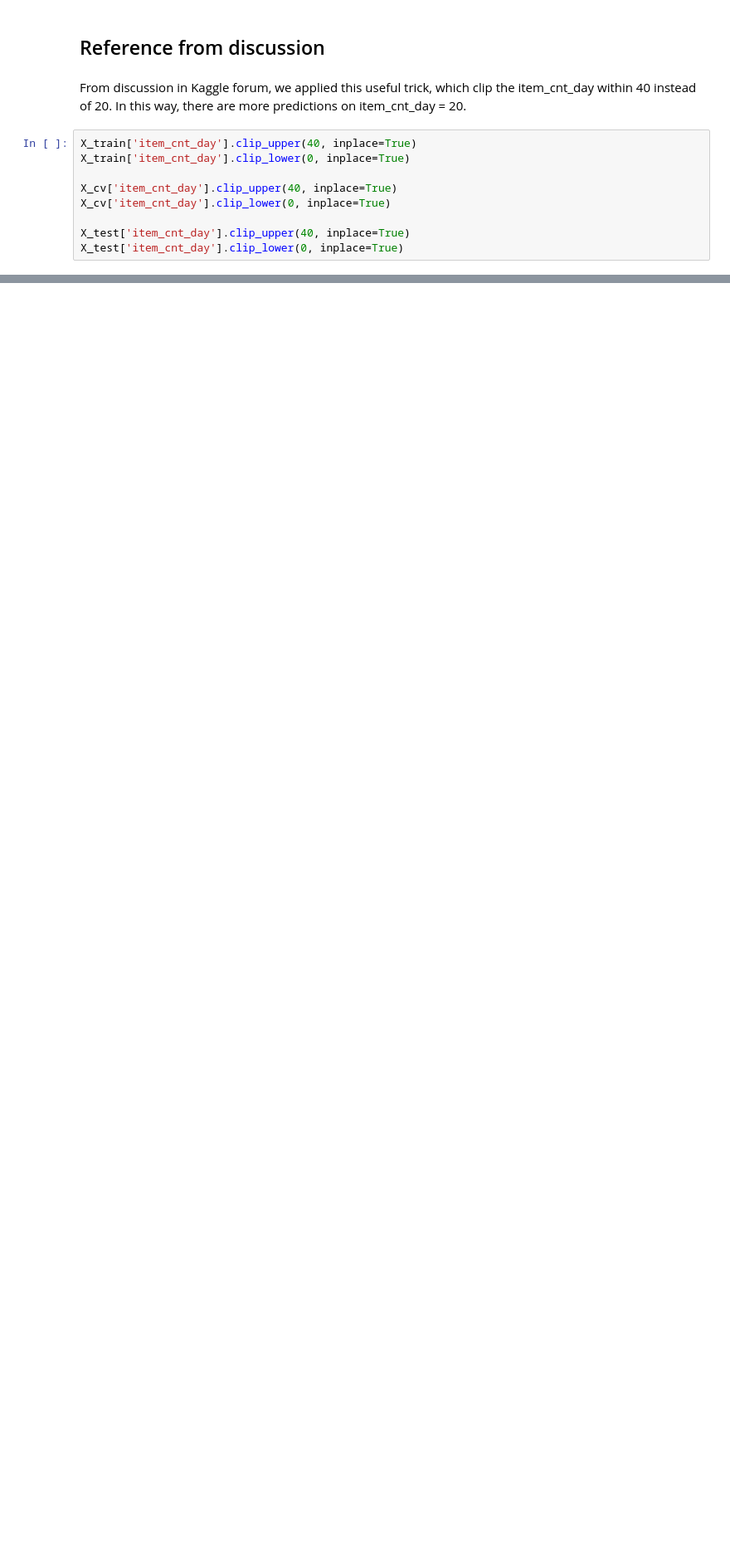
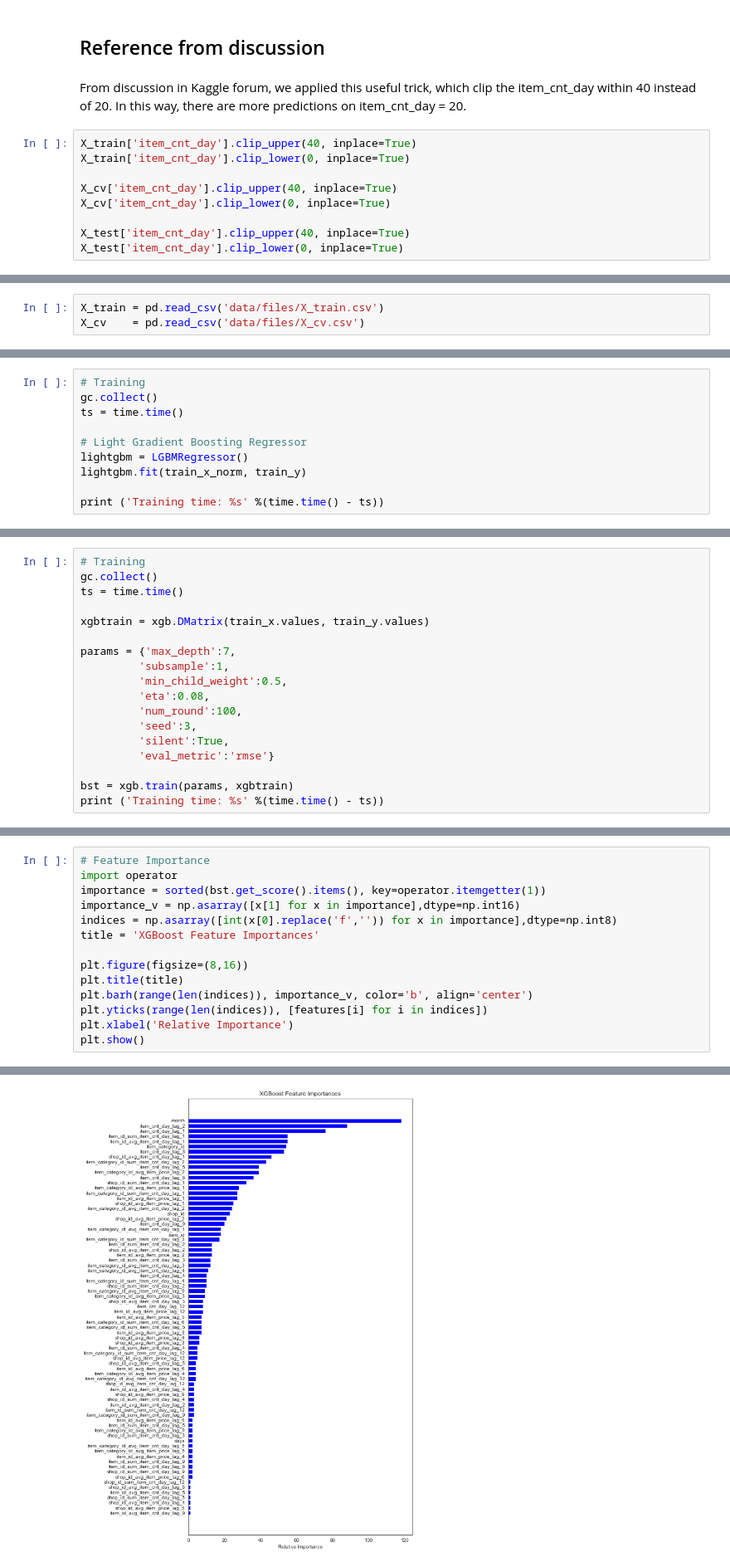
Before and after one commit to RodrigoLima82/Coursera-Advance-Machine-Learning, a Jupyter notebook: Final project/final_project.ipynb, the cells around one changed output, grey strips where cells are left out. Shown at 83% size. Drawn from its saved outputs; the diff is of its cells as text; blank space fills up the shorter version.

```diff
--- a/Final project/final_project.ipynb
+++ b/Final project/final_project.ipynb
@@ -422,0 +252,3 @@ test.to_csv('data/submission_2.csv', index=False)
+# %%
+X_train = pd.read_csv('data/files/X_train.csv')
+X_cv    = pd.read_csv('data/files/X_cv.csv')
@@ -422,0 +322,10 @@ test.to_csv('data/submission_2.csv', index=False)
+# %%
+# Training
+gc.collect()
+ts = time.time()
+
+# Light Gradient Boosting Regressor
+lightgbm = LGBMRegressor()
+lightgbm.fit(train_x_norm, train_y)
+
+print ('Training time: %s' %(time.time() - ts))
@@ -422,0 +351,18 @@ test.to_csv('data/submission_2.csv', index=False)
+# %%
+# Training
+gc.collect()
+ts = time.time()
+
+xgbtrain = xgb.DMatrix(train_x.values, train_y.values)
+
+params = {'max_depth':7,
+         'subsample':1,
+         'min_child_weight':0.5,
+         'eta':0.08,
+         'num_round':100,
+         'seed':3,
+         'silent':True,
+         'eval_metric':'rmse'}
+
+bst = xgb.train(params, xgbtrain)
+print ('Training time: %s' %(time.time() - ts))
@@ -422,0 +380,15 @@ test.to_csv('data/submission_2.csv', index=False)
+# %%
+# Feature Importance
+import operator
+importance = sorted(bst.get_score().items(), key=operator.itemgetter(1))
+importance_v = np.asarray([x[1] for x in importance],dtype=np.int16)
+indices = np.asarray([int(x[0].replace('f','')) for x in importance],dtype=np.int8)
+title = 'XGBoost Feature Importances'
+
+plt.figure(figsize=(8,16))
+plt.title(title)
+plt.barh(range(len(indices)), importance_v, color='b', align='center')
+plt.yticks(range(len(indices)), [features[i] for i in indices])
+plt.xlabel('Relative Importance')
+plt.show()
+# %% [output]
@@ -422,0 +416 @@ test.to_csv('data/submission_2.csv', index=False)
+[figure, added]
```
Also changed, not shown: parts of 102 cells of this notebook, 3 other files.
